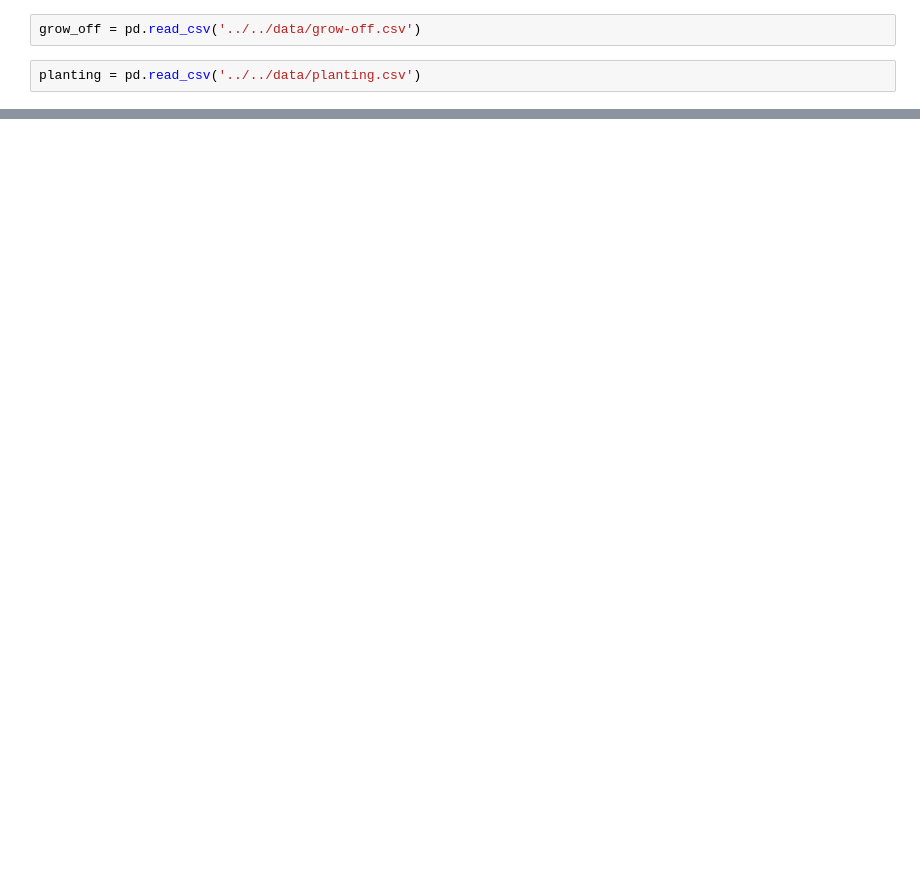
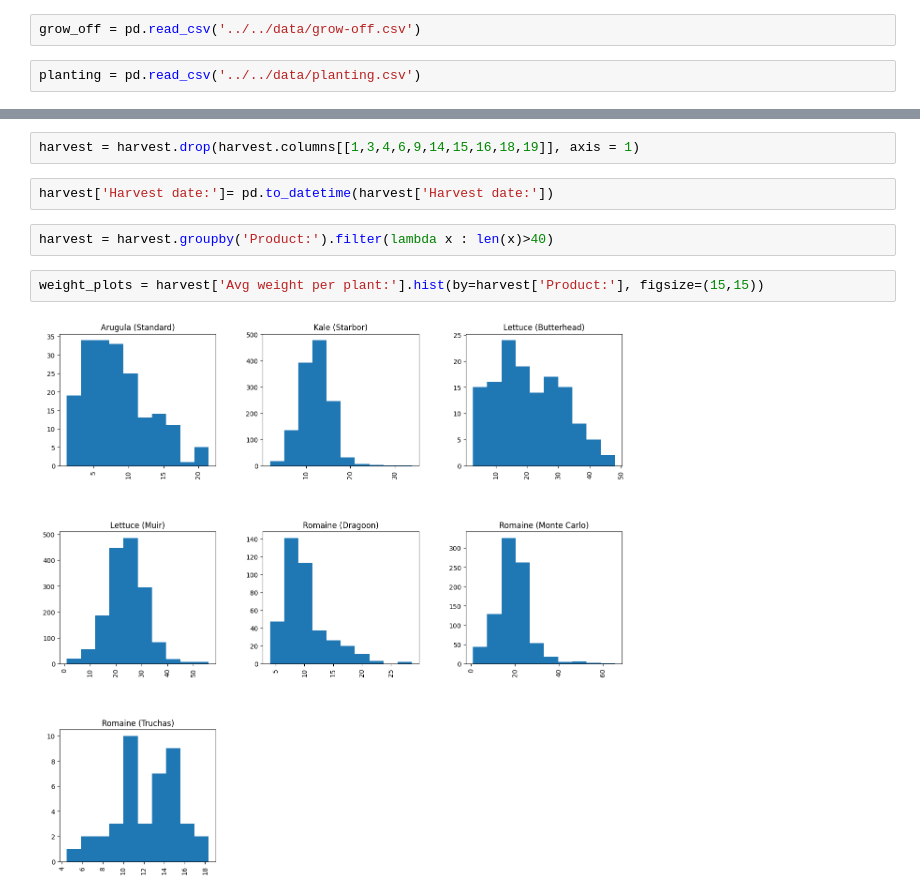
Before and after one commit to gidahuss/Aquaverti-Data-Analysis, a Jupyter notebook: notebooks/gida_eda.ipynb, the cells around one changed output, grey strips where cells are left out. Saved outputs shown, nothing was run; the diff lists cells and outputs as text; blank space fills up the shorter version.

```diff
--- a/notebooks/gida_eda.ipynb
+++ b/notebooks/gida_eda.ipynb
@@ -134,0 +30,10 @@ memory usage: 13.0+ MB
+# %%
+harvest = harvest.drop(harvest.columns[[1,3,4,6,9,14,15,16,18,19]], axis = 1)
+# %%
+harvest['Harvest date:']= pd.to_datetime(harvest['Harvest date:'])
+# %%
+harvest = harvest.groupby('Product:').filter(lambda x : len(x)>40)
+# %%
+weight_plots = harvest['Avg weight per plant:'].hist(by=harvest['Product:'], figsize=(15,15))
+# %% [output]
+[figure, added]
```
Also changed, not shown: parts of 127 cells of this notebook.
